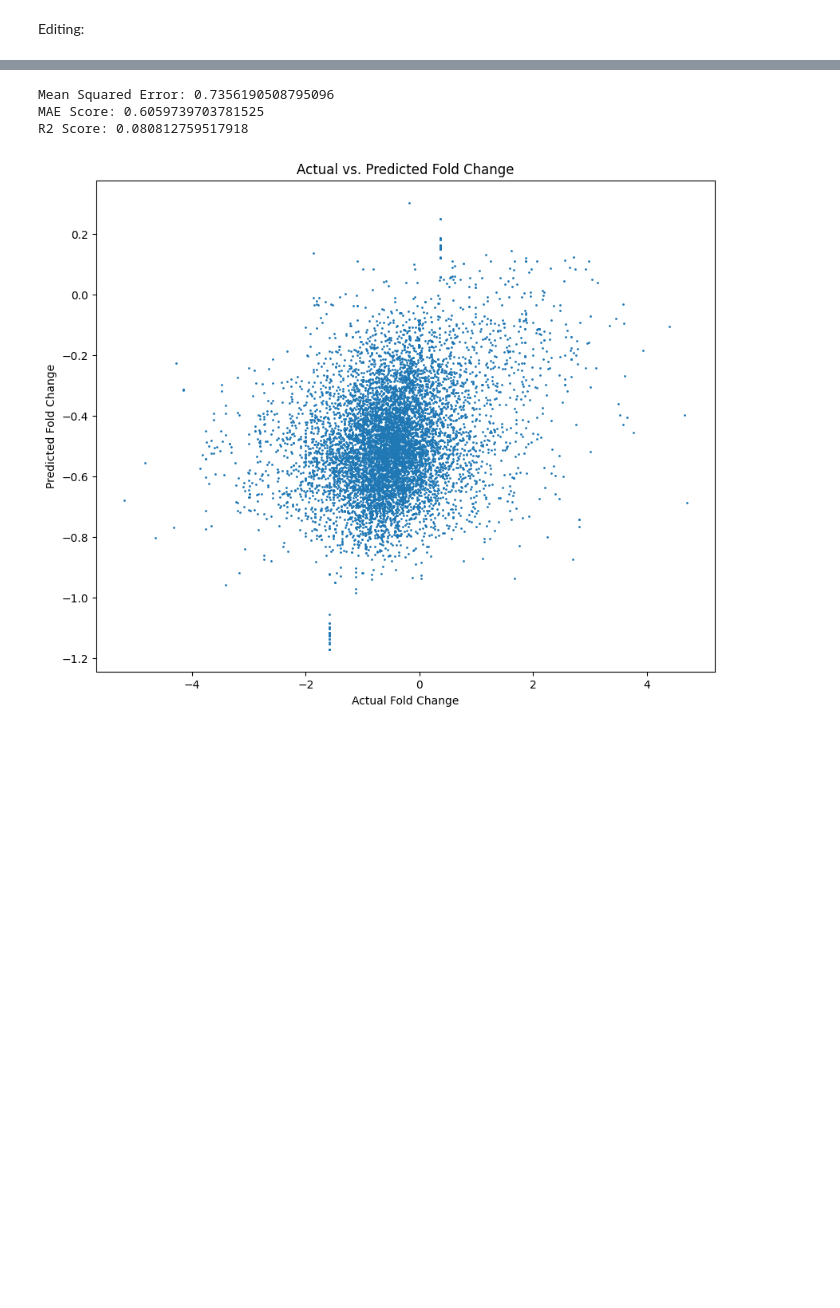
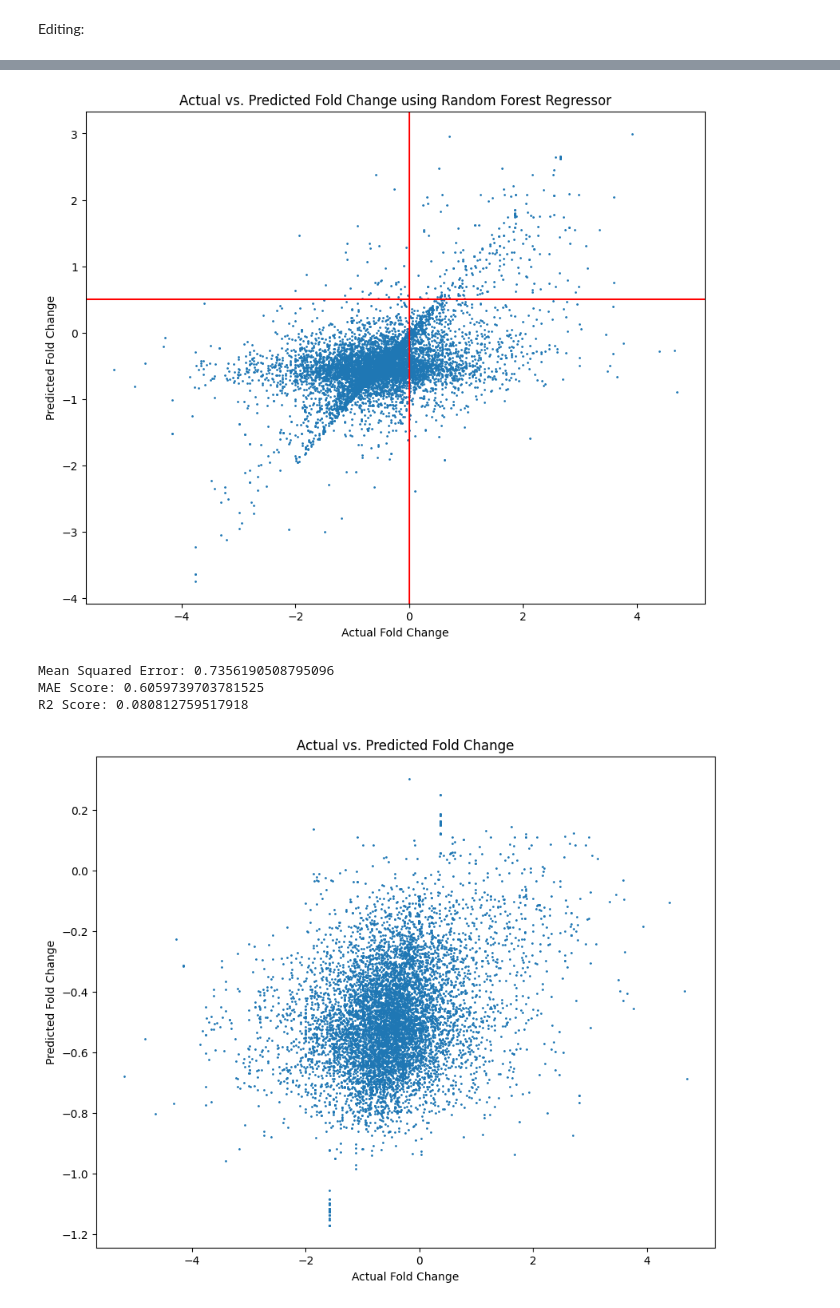
Before and after one commit to vratins/PromoterStrength, a Jupyter notebook: regressionModel.ipynb, the cells around one changed output, grey strips where cells are left out. Drawn from its saved outputs; the diff is of its cells as text; code cells hidden in the pictures; blank space fills up the shorter version.

```diff
--- a/regressionModel.ipynb
+++ b/regressionModel.ipynb
@@ -156,29 +151,99 @@ plt.show()
 # %%
 # Cutoff values
-cutoff_y = 0.2
-cutoff_x = 0.0
+cutoff_y = 0.5
+cutoff_x = 0
+
 y_test_np = np.array(y_test)
 # Calculate the number of points in each quadrant
-TP = np.sum((y_test_np >= cutoff_y) & (y_pred >= cutoff_x))
-FP = np.sum((y_test_np < cutoff_y) & (y_pred >= cutoff_x))
-TN = np.sum((y_test_np < cutoff_y) & (y_pred < cutoff_x))
-FN = np.sum((y_test_np >= cutoff_y) & (y_pred < cutoff_x))
-
-# Print the results
-print(f"True Pos: {TP}")
-print(f"False Neg: {FN}")
-print(f"True Neg: {TN}")
-print(f"False Pos: {FP}")
-
+TP = np.sum((y_test_np >= cutoff_y) & (y_pred_rfe >= cutoff_x))
+FP = np.sum((y_test_np < cutoff_y) & (y_pred_rfe >= cutoff_x))
+TN = np.sum((y_test_np < cutoff_y) & (y_pred_rfe < cutoff_x))
+FN = np.sum((y_test_np >= cutoff_y) & (y_pred_rfe < cutoff_x))
 TPR = TP/FN
 prec = TP/(TP+FP)
 recall = TP/(TP+FN)
 spec = TN/(TN+FP)
 sens = TP/(TP+FN)
-
 # Print the calculated values
 print(f"True Positive Rate: {TPR}")
 print(f"Precision: {prec}")
 print(f"Recall: {recall}")
 print(f"Specificity: {spec}")
 print(f"Sensitivity: {sens}")
+
+# plt.figure(figsize=(10, 8))
+# plt.scatter(y_test, y_pred_rfe, s=1)
+# plt.xlabel('Actual Fold Change')
+# plt.ylabel('Predicted Fold Change')
+# plt.axhline(y=cutoff_y, color='r', linestyle='-')
+# plt.axvline(x=cutoff_x, color='r', linestyle='-')
+# plt.title('Actual vs. Predicted Fold Change using Random Forest Regressor')
+# plt.show()
+
+# Cutoff values
+# print()
+# cutoff_y = 0.5
+# cutoff_x = 0.5
+# TP = np.sum((y_test_np >= cutoff_y) & (y_pred_rfe >= cutoff_x))
+# FP = np.sum((y_test_np < cutoff_y) & (y_pred_rfe >= cutoff_x))
+# TN = np.sum((y_test_np < cutoff_y) & (y_pred_rfe < cutoff_x))
+# FN = np.sum((y_test_np >= cutoff_y) & (y_pred_rfe < cutoff_x))
+# TPR = TP/FN
+# prec = TP/(TP+FP)
+# recall = TP/(TP+FN)
+# spec = TN/(TN+FP)
+# sens = TP/(TP+FN)
+# # Print the calculated values
+# print(f"True Positive Rate: {TPR}")
+# print(f"Precision: {prec}")
+# print(f"Recall: {recall}")
+# print(f"Specificity: {spec}")
+# print(f"Sensitivity: {sens}")
+
+# print()
+# cutoff_y = 0.5
+# cutoff_x = 1.0
+# TP = np.sum((y_test_np >= cutoff_y) & (y_pred_rfe >= cutoff_x))
+# FP = np.sum((y_test_np < cutoff_y) & (y_pred_rfe >= cutoff_x))
+# TN = np.sum((y_test_np < cutoff_y) & (y_pred_rfe < cutoff_x))
+# FN = np.sum((y_test_np >= cutoff_y) & (y_pred_rfe < cutoff_x))
+# TPR = TP/FN
+# prec = TP/(TP+FP)
+# recall = TP/(TP+FN)
+# spec = TN/(TN+FP)
+# sens = TP/(TP+FN)
+# # Print the calculated values
+# print(f"True Positive Rate: {TPR}")
+# print(f"Precision: {prec}")
+# print(f"Recall: {recall}")
+# print(f"Specificity: {spec}")
+# print(f"Sensitivity: {sens}")
+
+# print()
+# cutoff_y = 0.5
+# cutoff_x = 1.5
+# TP = np.sum((y_test_np >= cutoff_y) & (y_pred_rfe >= cutoff_x))
+# FP = np.sum((y_test_np < cutoff_y) & (y_pred_rfe >= cutoff_x))
+# TN = np.sum((y_test_np < cutoff_y) & (y_pred_rfe < cutoff_x))
+# FN = np.sum((y_test_np >= cutoff_y) & (y_pred_rfe < cutoff_x))
+# TPR = TP/FN
+# prec = TP/(TP+FP)
+# recall = TP/(TP+FN)
+# spec = TN/(TN+FP)
+# sens = TP/(TP+FN)
+# # Print the calculated values
+# print(f"True Positive Rate: {TPR}")
+# print(f"Precision: {prec}")
+# print(f"Recall: {recall}")
+# print(f"Specificity: {spec}")
+# print(f"Sensitivity: {sens}")
+
+plt.figure(figsize=(10, 8))
+plt.scatter(y_test, y_pred_rfe, s=1)
+plt.xlabel('Actual Fold Change')
+plt.ylabel('Predicted Fold Change')
+plt.axhline(y=cutoff_y, color='r', linestyle='-')
+plt.axvline(x=cutoff_x, color='r', linestyle='-')
+plt.title('Actual vs. Predicted Fold Change using Random Forest Regressor')
+plt.show()
+# %% [output]
@@ -185,3 +255,4 @@ print(f"Sensitivity: {sens}")
+[figure, added]
 # %%
 X = features
 y = log_foldChange
```
Also changed, not shown: parts of 4 cells of this notebook, 8 other files.
